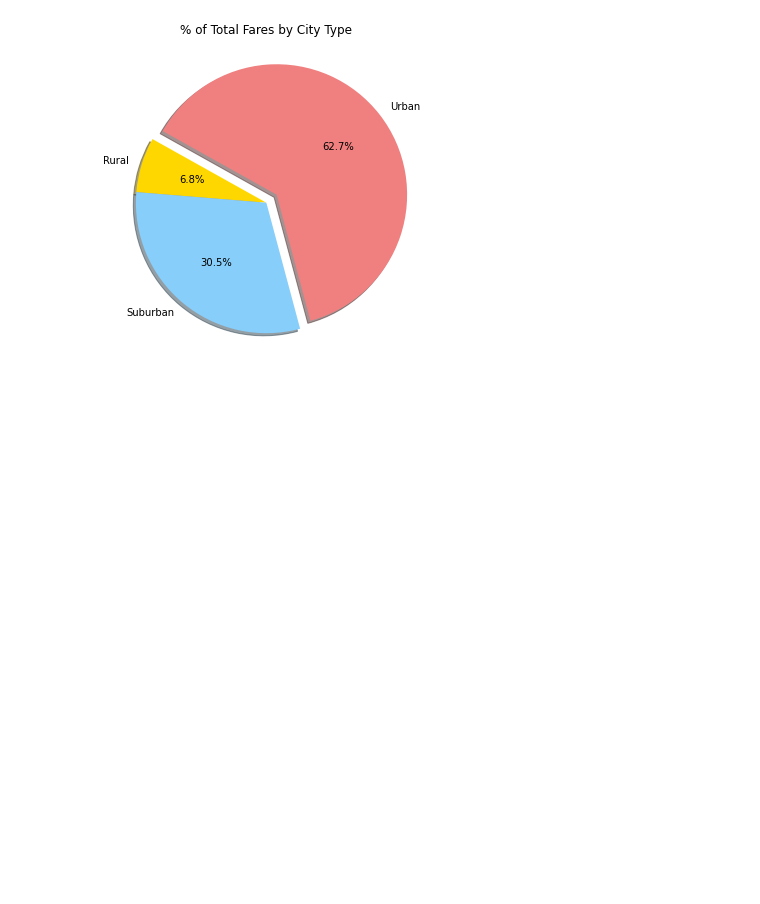
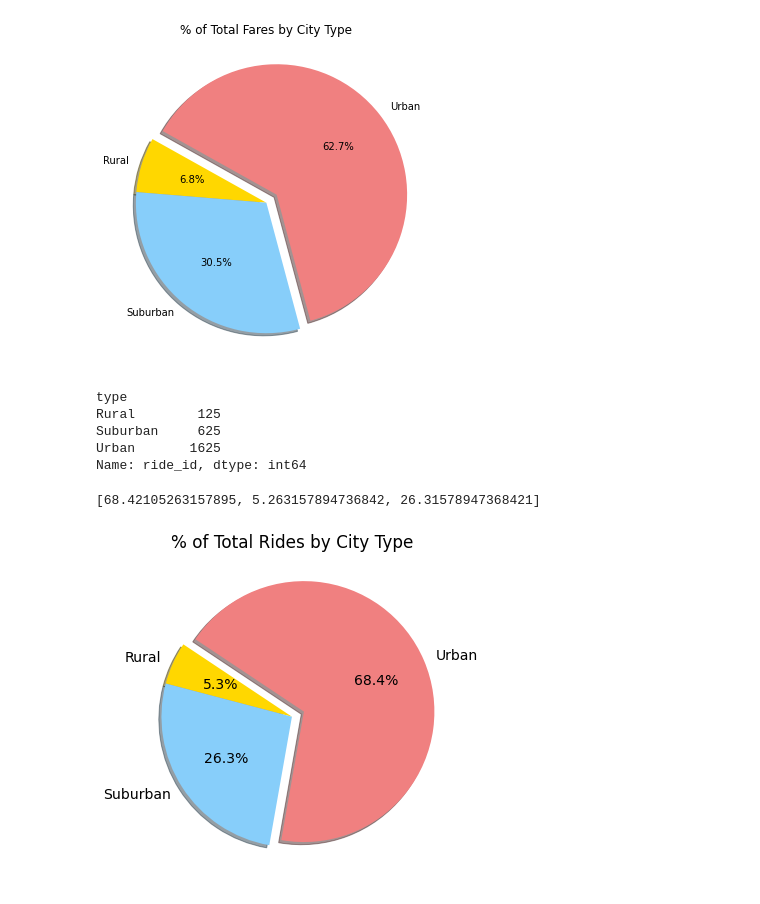
Before and after one commit to jmoletteire/PyBer-Analysis, a Jupyter notebook: PyBer.ipynb, the cells around one changed output. Saved outputs shown, nothing was run; the diff lists cells and outputs as text; code cells hidden in the pictures; blank space fills up the shorter version.

Commit message:
pie chart for % total rides by city type.

```diff
--- a/PyBer.ipynb
+++ b/PyBer.ipynb
@@ -455,3 +455,38 @@ plt.savefig("../PyBer-Analysis/Analysis/Fig5.png")
 plt.show()
 # %% [output]
 [figure]
+# %%
+# Total rides for each type of city.
+total_rides = pyber_data_df.groupby(["type"]).count()["ride_id"]
+total_rides
+# %% [output]
+type
+Rural        125
+Suburban     625
+Urban       1625
+Name: ride_id, dtype: int64
+# %%
+# Percentage of total rides for each type of city.
+urban_perc_tot_rides = total_rides["Urban"] / total_rides.sum() * 100
+suburban_perc_tot_rides = total_rides["Suburban"] / total_rides.sum() * 100
+rural_perc_tot_rides = total_rides["Rural"] / total_rides.sum() * 100
+
+perc_tot_rides = [urban_perc_tot_rides, rural_perc_tot_rides, suburban_perc_tot_rides]
+perc_tot_rides
+# %% [output]
+[68.42105263157895, 5.263157894736842, 26.31578947368421]
+# %%
+# Pie chart for percent total rides by city type.
+plt.subplots(figsize=(10,6))
+plt.pie(perc_tot_rides, labels=["Urban","Rural","Suburban"],
+        explode=[0.1,0,0], colors=['lightcoral', 'gold', 'lightskyblue'],
+        autopct='%1.1f%%', shadow=True, startangle=260)
+plt.title('% of Total Rides by City Type')
+
+# Change default font size from 10 to 14.
+mpl.rcParams['font.size'] = 14
+
+plt.savefig("../PyBer-Analysis/Analysis/Fig6.png")
+plt.show()
+# %% [output]
+[figure, added]
```
Also changed, not shown: 1 other file.
